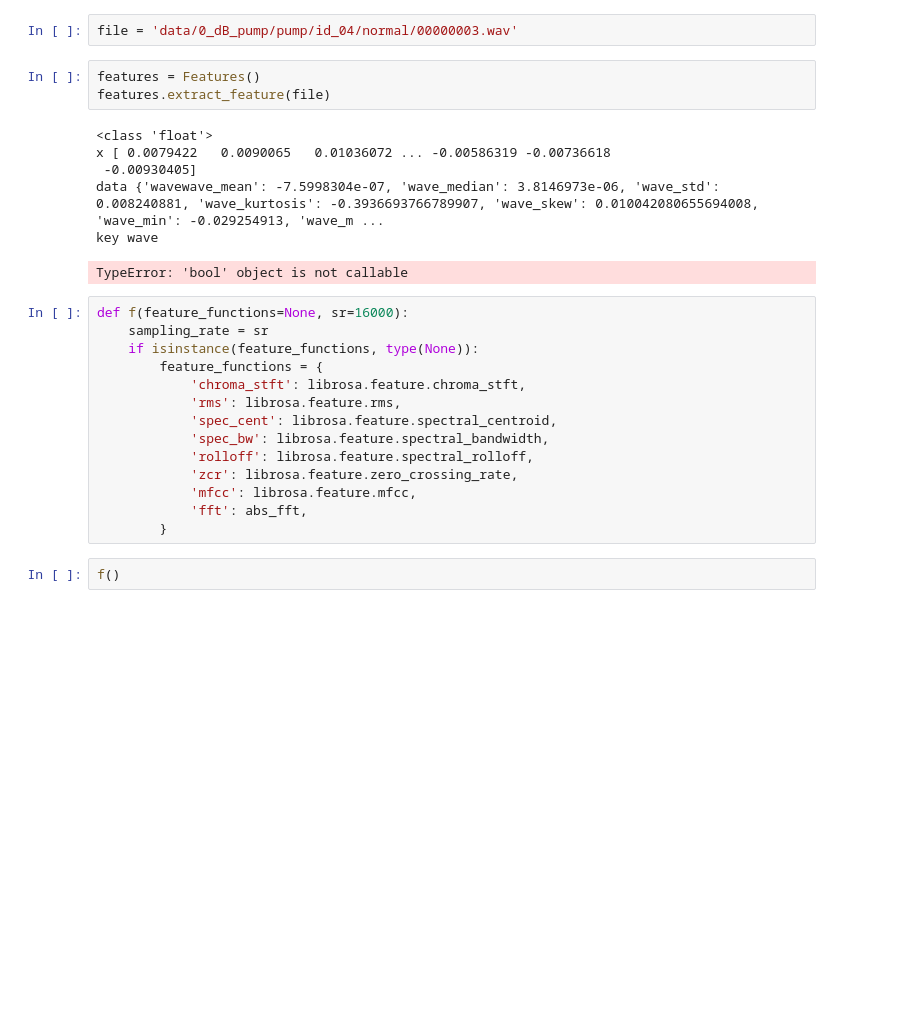
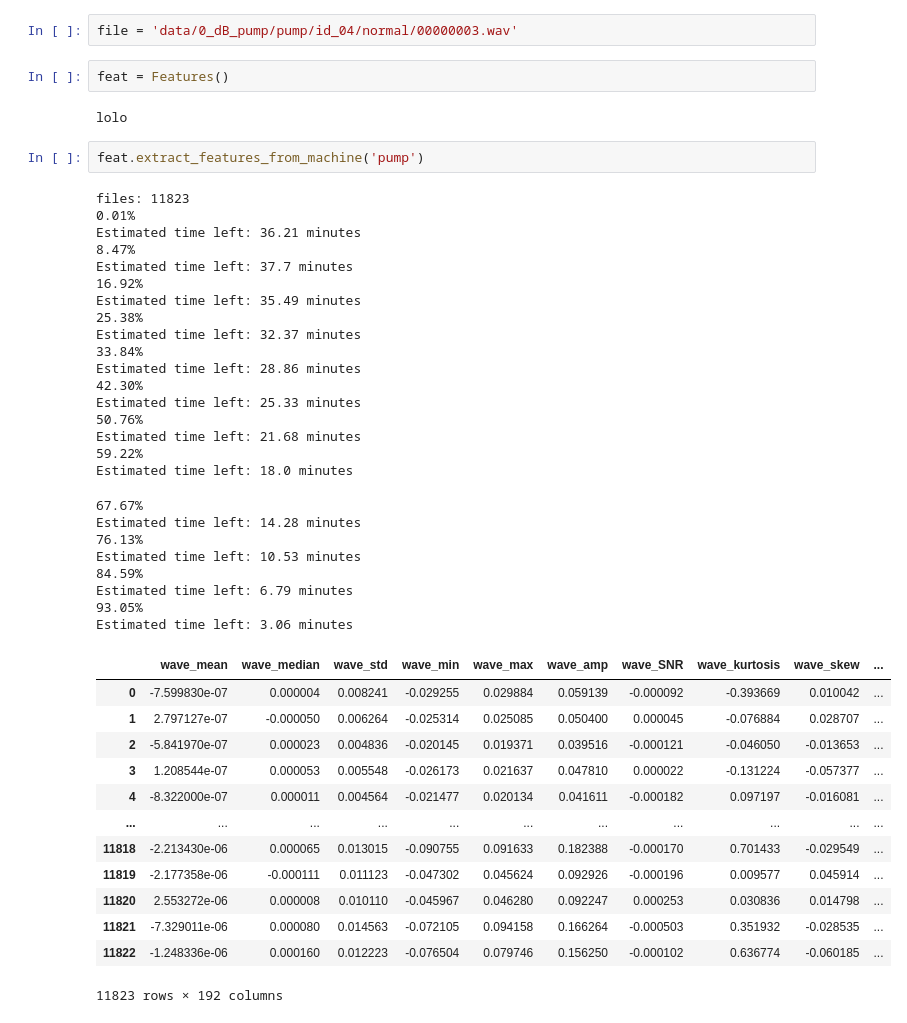
Before and after one commit to makyeme/Machine_conditions_monitoring, a Jupyter notebook: test_preprocessing.ipynb, the cells around one changed output. Cells and saved outputs as stored; diff of their text form; blank space fills up the shorter version.

```diff
--- a/test_preprocessing.ipynb
+++ b/test_preprocessing.ipynb
@@ -13,29 +13,48 @@ from functions.functions import simple_stats
 from functions.preprocessing import Features
 # %%
 file = 'data/0_dB_pump/pump/id_04/normal/00000003.wav'
-# %%
-features = Features()
-features.extract_feature(file)
-# %% [output]
-<class 'float'>
-x [ 0.0079422   0.0090065   0.01036072 ... -0.00586319 -0.00736618
- -0.00930405]
-data {'wavewave_mean': -7.5998304e-07, 'wave_median': 3.8146973e-06, 'wave_std': 0.008240881, 'wave_kurtosis': -0.3936693766789907, 'wave_skew': 0.010042080655694008, 'wave_min': -0.029254913, 'wave_m ...
-key wave
-TypeError: 'bool' object is not callable
-# %%
-def f(feature_functions=None, sr=16000):
-    sampling_rate = sr
-    if isinstance(feature_functions, type(None)):
-        feature_functions = {
-            'chroma_stft': librosa.feature.chroma_stft,
-            'rms': librosa.feature.rms,
-            'spec_cent': librosa.feature.spectral_centroid,
-            'spec_bw': librosa.feature.spectral_bandwidth,
-            'rolloff': librosa.feature.spectral_rolloff,
-            'zcr': librosa.feature.zero_crossing_rate,
-            'mfcc': librosa.feature.mfcc,
-            'fft': abs_fft,
-        }
-# %%
-f()
+# %%
+feat = Features()
+# %% [output]
+lolo
+# %%
+feat.extract_features_from_machine('pump')
+# %% [output]
+files: 11823
+0.01%
+Estimated time left: 36.21 minutes
+8.47%
+Estimated time left: 37.7 minutes
+16.92%
+Estimated time left: 35.49 minutes
+25.38%
+Estimated time left: 32.37 minutes
+33.84%
+Estimated time left: 28.86 minutes
+42.30%
+Estimated time left: 25.33 minutes
+50.76%
+Estimated time left: 21.68 minutes
+59.22%
+Estimated time left: 18.0 minutes
+67.67%
+Estimated time left: 14.28 minutes
+76.13%
+Estimated time left: 10.53 minutes
+84.59%
+Estimated time left: 6.79 minutes
+93.05%
+Estimated time left: 3.06 minutes
+|  | wave_mean | wave_median | wave_std | wave_min | wave_max | wave_amp | wave_SNR | wave_kurtosis | wave_skew | ... |
+| 0 | -7.599830e-07 | 0.000004 | 0.008241 | -0.029255 | 0.029884 | 0.059139 | -0.000092 | -0.393669 | 0.010042 | ... |
+| 1 | 2.797127e-07 | -0.000050 | 0.006264 | -0.025314 | 0.025085 | 0.050400 | 0.000045 | -0.076884 | 0.028707 | ... |
+| 2 | -5.841970e-07 | 0.000023 | 0.004836 | -0.020145 | 0.019371 | 0.039516 | -0.000121 | -0.046050 | -0.013653 | ... |
+| 3 | 1.208544e-07 | 0.000053 | 0.005548 | -0.026173 | 0.021637 | 0.047810 | 0.000022 | -0.131224 | -0.057377 | ... |
+| 4 | -8.322000e-07 | 0.000011 | 0.004564 | -0.021477 | 0.020134 | 0.041611 | -0.000182 | 0.097197 | -0.016081 | ... |
+| ... | ... | ... | ... | ... | ... | ... | ... | ... | ... | ... |
+| 11818 | -2.213430e-06 | 0.000065 | 0.013015 | -0.090755 | 0.091633 | 0.182388 | -0.000170 | 0.701433 | -0.029549 | ... |
+| 11819 | -2.177358e-06 | -0.000111 | 0.011123 | -0.047302 | 0.045624 | 0.092926 | -0.000196 | 0.009577 | 0.045914 | ... |
+| 11820 | 2.553272e-06 | 0.000008 | 0.010110 | -0.045967 | 0.046280 | 0.092247 | 0.000253 | 0.030836 | 0.014798 | ... |
+| 11821 | -7.329011e-06 | 0.000080 | 0.014563 | -0.072105 | 0.094158 | 0.166264 | -0.000503 | 0.351932 | -0.028535 | ... |
+| 11822 | -1.248336e-06 | 0.000160 | 0.012223 | -0.076504 | 0.079746 | 0.156250 | -0.000102 | 0.636774 | -0.060185 | ... |
+11823 rows × 192 columns
```
Also changed, not shown: parts of 1 cell of this notebook, 9 other files.
